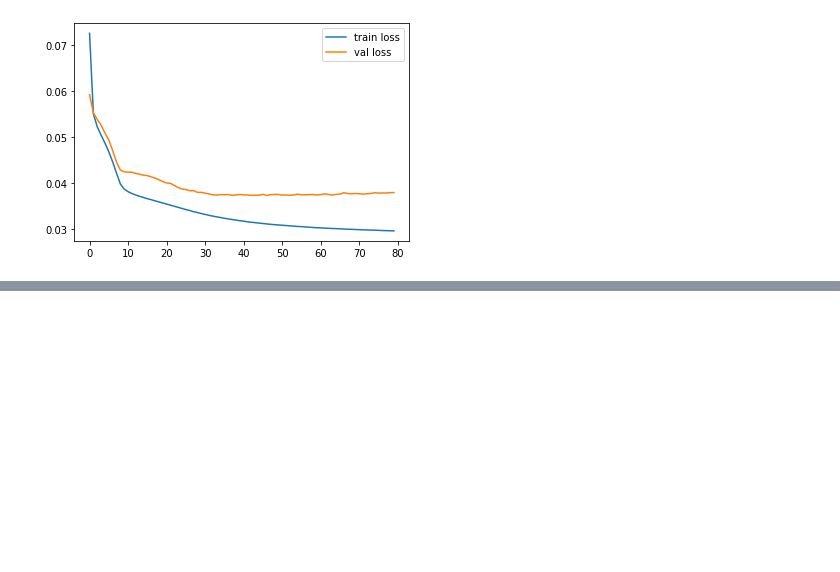
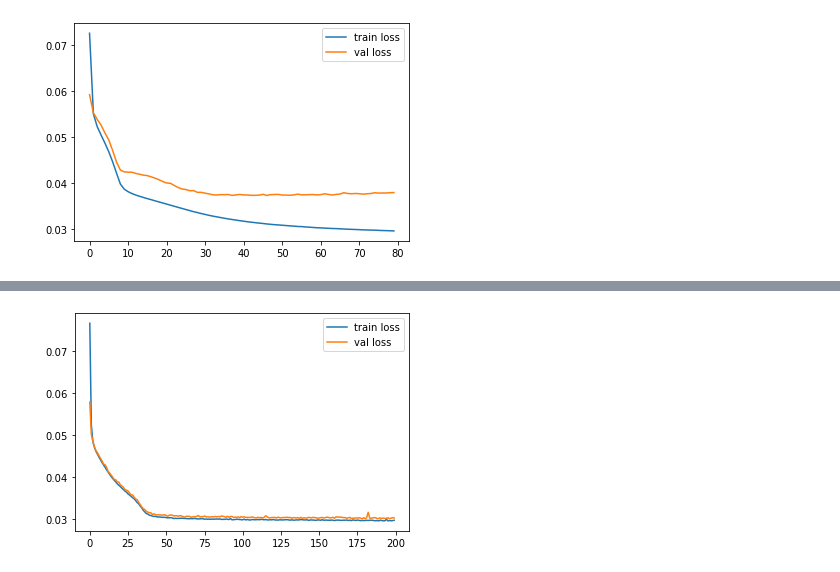
Before and after one commit to glory-99/simulation-based-inference, a Jupyter notebook: high_dimensional.ipynb, the cells around one changed output, grey strips where cells are left out. Drawn from its saved outputs; the diff is of its cells as text; code cells hidden in the pictures; blank space fills up the shorter version.

```diff
--- a/high_dimensional.ipynb
+++ b/high_dimensional.ipynb
@@ -112,3 +121,9 @@ class MLP(nn.Module):
         output = self.forward(data)
         loss = self.bceloss(output, targ)
         return loss
+
+    def get_quanloss(self, data, targ, tau):
+        output = self.forward(data)
+        errs = targ - output
+        loss = torch.mean(torch.max((tau-1)*errs, tau*errs))
+        return loss
@@ -288,5 +335,5 @@ plt.show()
 torch.manual_seed(0)
 rng.seed(3)
 md_base_online = MLP(N, p).to(device)
-train_losses, val_losses = train_model_with_generator(md_base_online, generator, 0.001, 256, 3000, 200, False, val_data=Y_val, val_labels=beta_val)
+train_losses, val_losses = train_model_with_generator(md_base_online, generator, 0.001, 256, 200, 3000, False, val_data=Y_val, val_labels=beta_val)
 # %% [output]
@@ -333,5 +356,0 @@ Val loss: 0.11884
-# %%
-train_losses = []
-val_losses = []
-optimizer = torch.optim.Adam(model.parameters)
-for i in range()
@@ -339,0 +359,7 @@ Y_val_rho0 = np.load('./data/Y_val_rho0.npy')
+# %%
+plt.plot(range(len(train_losses)), train_losses)
+plt.plot(range(len(train_losses)), val_losses)
+plt.legend(['train loss', 'val loss'], loc="upper right")
+plt.show()
+# %% [output]
+[figure, added]
```
Also changed, not shown: parts of 34 cells of this notebook.
